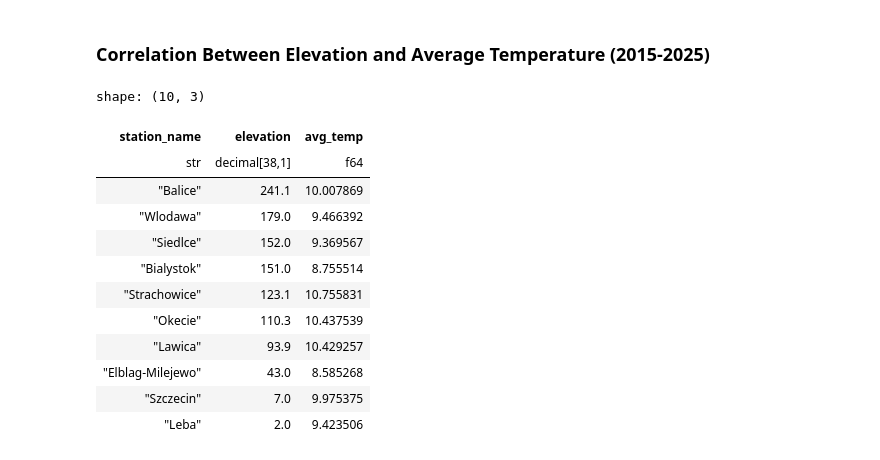
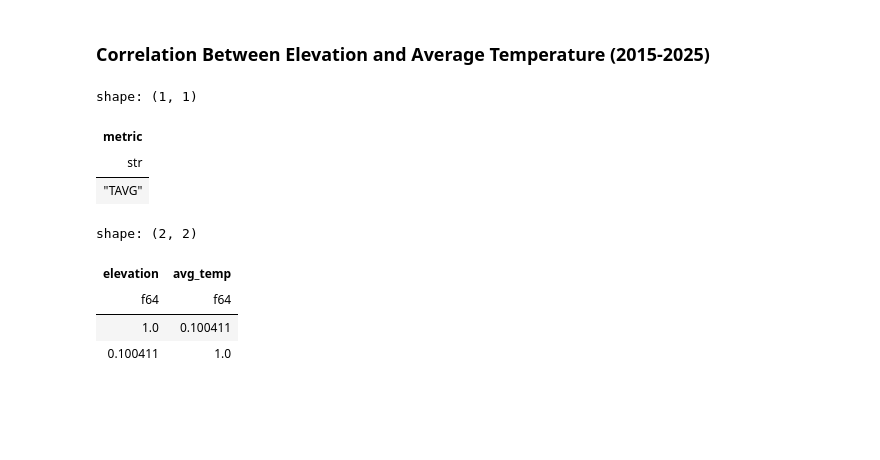
Before and after one commit to nerwuuus/data-toolkit, a Jupyter notebook: weather_data_processing/01_scripts/9_polars_analysis.ipynb, the cells around one changed output. Cells and saved outputs as stored; diff of their text form; code cells hidden in the pictures; blank space fills up the shorter version.

```diff
--- a/weather_data_processing/01_scripts/9_polars_analysis.ipynb
+++ b/weather_data_processing/01_scripts/9_polars_analysis.ipynb
@@ -402,27 +402,27 @@ shape: (110, 3)
 | 2025 | "Elblag-Milejewo" | 8.410028 |
 # %% [markdown]
 ### Correlation Between Elevation and Average Temperature (2015-2025)
+# %%
+# Verify that the dataset contains only the average temperature metric
+df.select(pl.col('metric').unique())
+# %% [output]
+shape: (1, 1)
+| metric |
+| str |
+| "TAVG" |
 # %%
-# Group by year and station_name
-elev = df.group_by(['station_name', 'elevation']).agg(
+elev_corr_prep = df.group_by(['station_name', 'elevation']).agg(
     pl.col('value').mean().alias('avg_temp')
     ).sort(
         ['elevation', 'avg_temp'],
         descending=[True, True]
     )
 
-elev
+elev_corr = elev_corr_prep[['elevation', 'avg_temp']]
+elev_corr.corr()
 # %% [output]
-shape: (10, 3)
+shape: (2, 2)
-| station_name | elevation | avg_temp |
-| str | decimal[38,1] | f64 |
-| "Balice" | 241.1 | 10.007869 |
-| "Wlodawa" | 179.0 | 9.466392 |
-| "Siedlce" | 152.0 | 9.369567 |
-| "Bialystok" | 151.0 | 8.755514 |
-| "Strachowice" | 123.1 | 10.755831 |
-| "Okecie" | 110.3 | 10.437539 |
-| "Lawica" | 93.9 | 10.429257 |
-| "Elblag-Milejewo" | 43.0 | 8.585268 |
-| "Szczecin" | 7.0 | 9.975375 |
-| "Leba" | 2.0 | 9.423506 |
+| elevation | avg_temp |
+| f64 | f64 |
+| 1.0 | 0.100411 |
+| 0.100411 | 1.0 |
```
Also changed, not shown: parts of 10 cells of this notebook, 1 other file.
